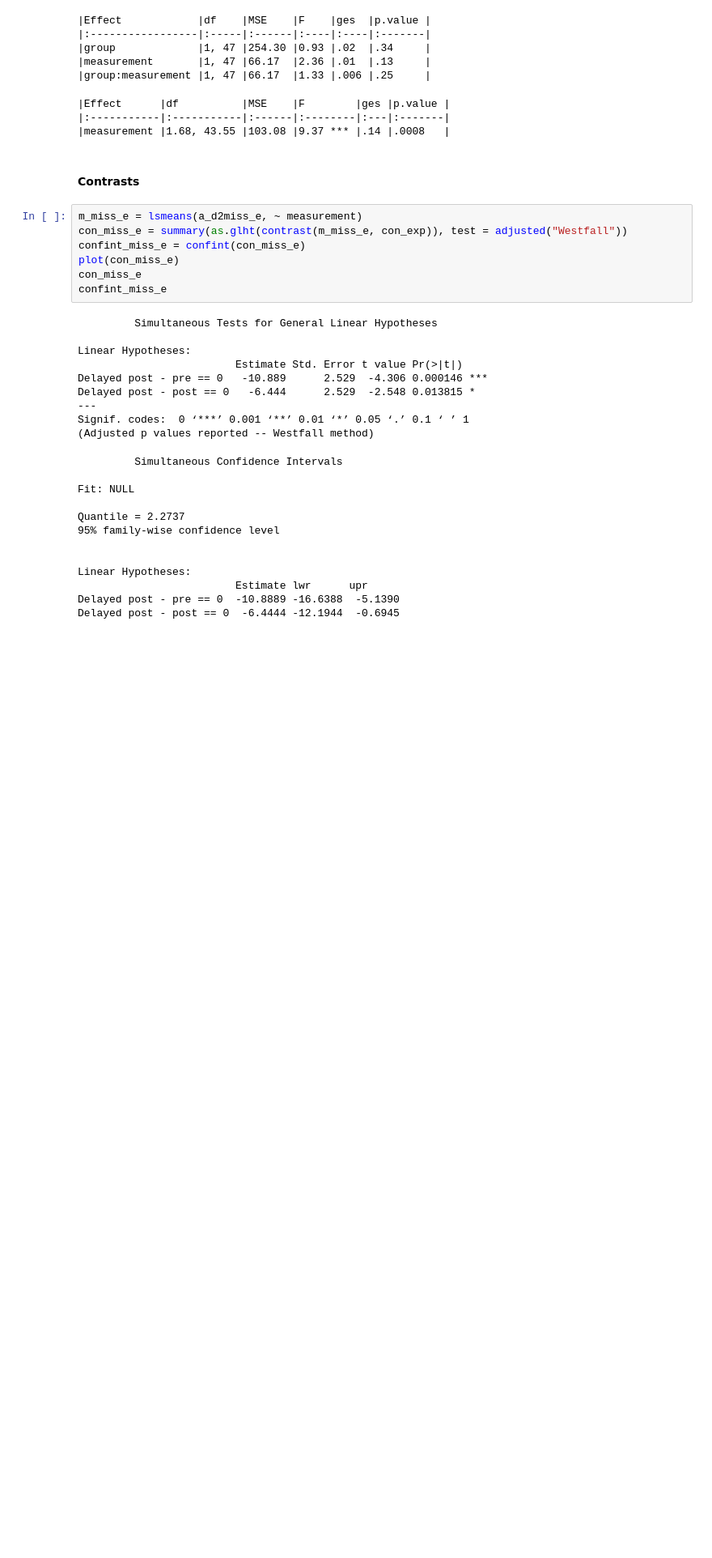
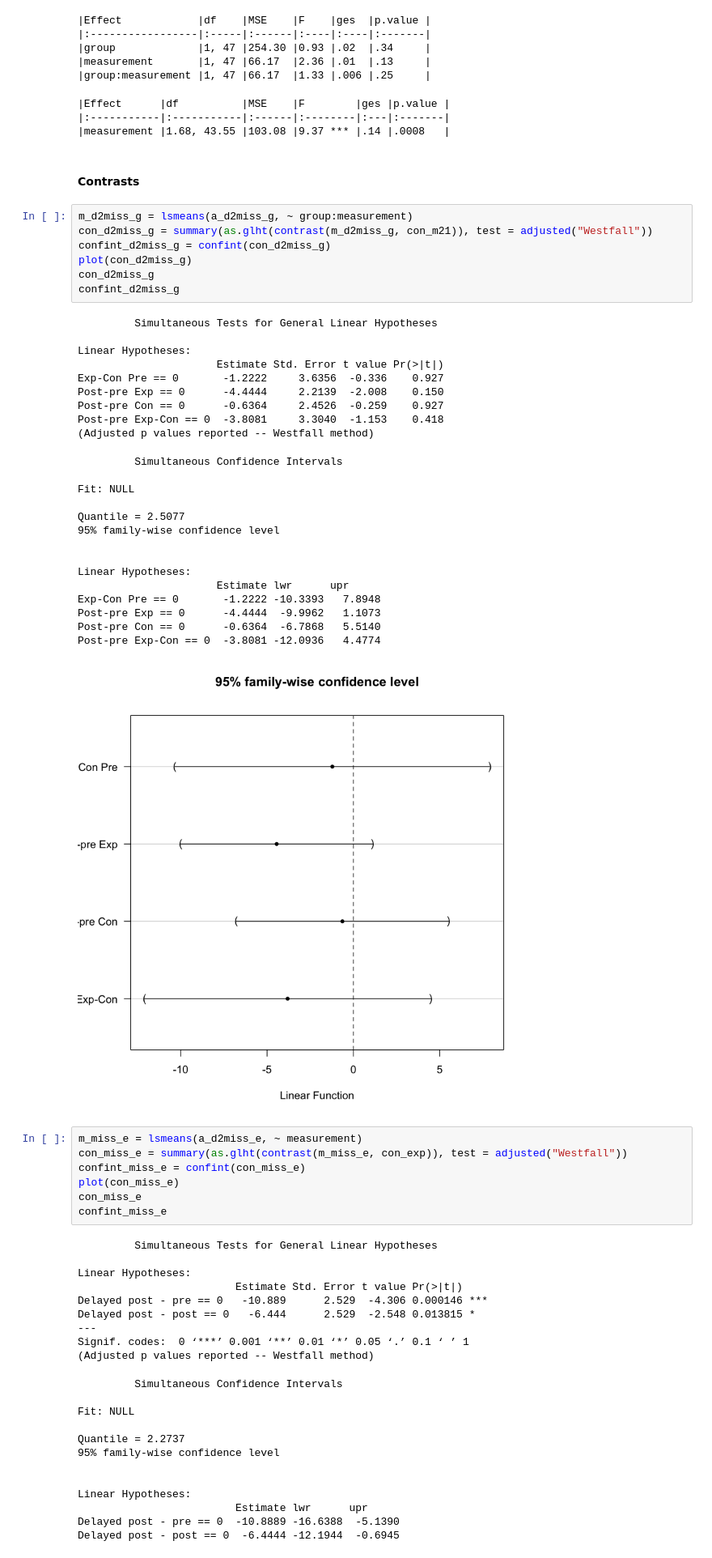
Before and after one commit to mfalkiewicz/attention_training, a Jupyter notebook: Attention_training.ipynb, the cells around one changed output. Shown at 81% size. Cells and saved outputs as stored; diff of their text form; blank space fills up the shorter version.

```diff
--- a/Attention_training.ipynb
+++ b/Attention_training.ipynb
@@ -515,6 +515,38 @@ Contrasts set to contr.sum for the following variables: group
 |measurement |1.68, 43.55 |103.08 |9.37 *** |.14 |.0008   |
 # %% [markdown]
 #### Contrasts
+# %%
+m_d2miss_g = lsmeans(a_d2miss_g, ~ group:measurement)
+con_d2miss_g = summary(as.glht(contrast(m_d2miss_g, con_m21)), test = adjusted("Westfall"))
+confint_d2miss_g = confint(con_d2miss_g)
+plot(con_d2miss_g)
+con_d2miss_g
+confint_d2miss_g
+# %% [output]
+         Simultaneous Tests for General Linear Hypotheses
+
+Linear Hypotheses:
+                      Estimate Std. Error t value Pr(>|t|)
+Exp-Con Pre == 0       -1.2222     3.6356  -0.336    0.927
+Post-pre Exp == 0      -4.4444     2.2139  -2.008    0.150
+Post-pre Con == 0      -0.6364     2.4526  -0.259    0.927
+Post-pre Exp-Con == 0  -3.8081     3.3040  -1.153    0.418
+(Adjusted p values reported -- Westfall method)
+         Simultaneous Confidence Intervals
+
+Fit: NULL
+
+Quantile = 2.5077
+95% family-wise confidence level
+
+
+Linear Hypotheses:
+                      Estimate lwr      upr
+Exp-Con Pre == 0       -1.2222 -10.3393   7.8948
+Post-pre Exp == 0      -4.4444  -9.9962   1.1073
+Post-pre Con == 0      -0.6364  -6.7868   5.5140
+Post-pre Exp-Con == 0  -3.8081 -12.0936   4.4774
+[figure, added]
 # %%
 m_miss_e = lsmeans(a_d2miss_e, ~ measurement)
 con_miss_e = summary(as.glht(contrast(m_miss_e, con_exp)), test = adjusted("Westfall"))
```
Also changed, not shown: parts of 20 cells of this notebook.
